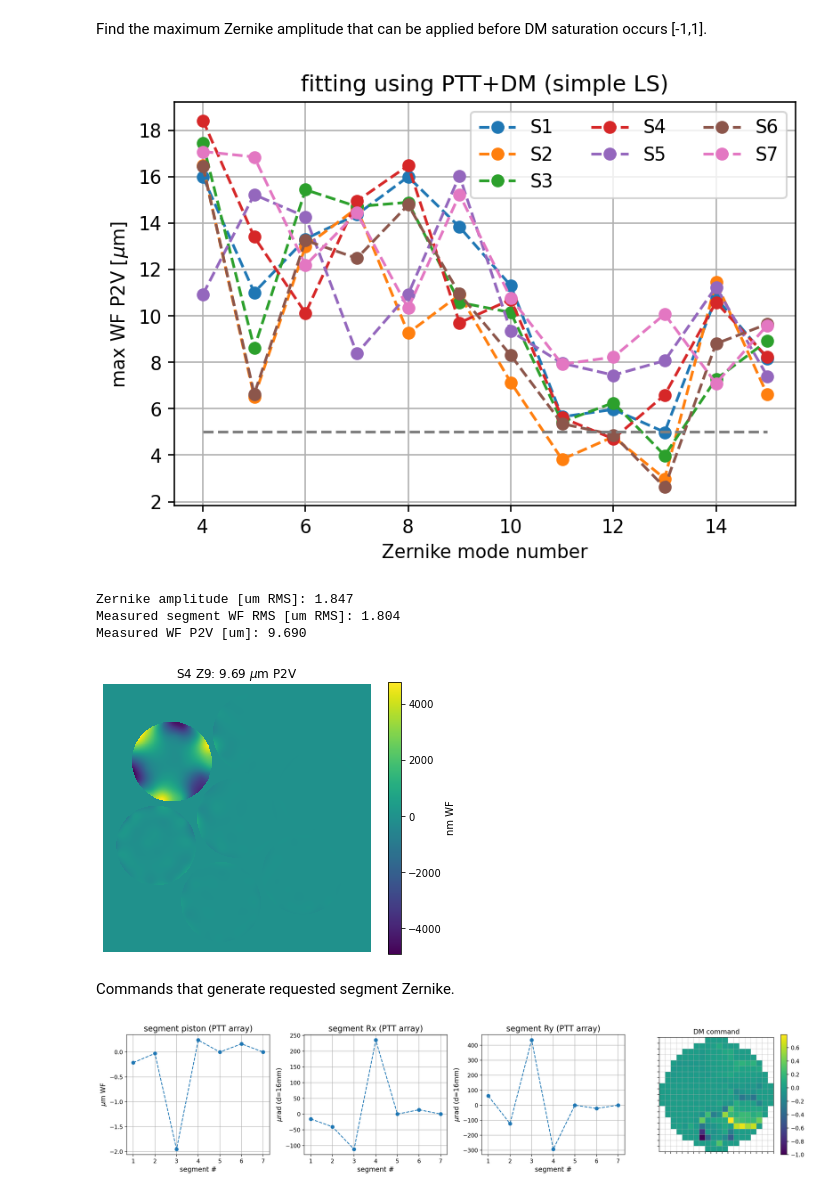
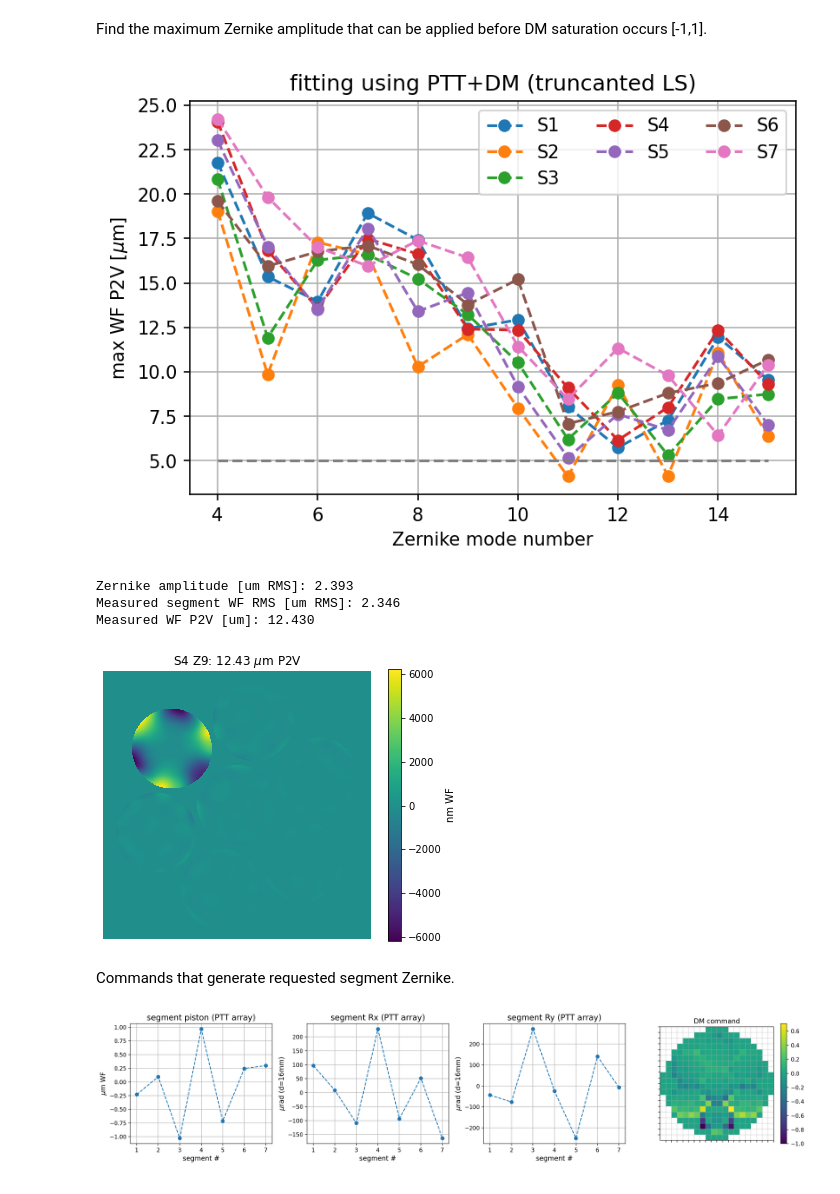
Before and after one commit to fquiros/CEO, a Jupyter notebook: python/ceo/wfpt/WFPT_segment_zernikes_v1.ipynb, the cells around one changed output. Drawn from its saved outputs; the diff is of its cells as text; code cells hidden in the pictures.

```diff
--- a/python/ceo/wfpt/WFPT_segment_zernikes_v1.ipynb
+++ b/python/ceo/wfpt/WFPT_segment_zernikes_v1.ipynb
@@ -225,8 +237,8 @@ for segid in range(7):
         p2verr2[zid,segid] = p2v(Zdiff[:,zid,segid]) / p2v(zerntool.Zmat[:,zid,segid])
         fiterr2[zid,segid] = np.std(Zdiff[:,zid,segid]) / np.sqrt(np.sum(zerntool.Zmat[:,zid,segid]**2)/zerntool.npseg[segid])
 # %%
-segid = 3
-zid = 6
+segid = 0
+zid = 2
 zamp = 1e-6
 
 #-- Theoretical Zernike
@@ -288,10 +300,10 @@ Text(0.5, 1.0, 'fitting using PTT+DM (simple LS)')
 # %% [markdown]
 ### Verify Zernike generation by applying commands
 # %%
-segid = 0
-zid = 4
-amp = 1e-6
-zern_comm = amp * zerntool.fitZern[mirror]['M2C'][:,zid,segid]
+#segid = 0
+#zid = 0
+#zamp = 1e-6
+zern_comm = zamp * zerntool.fitZern[mirror]['M2C'][:,zid,segid]
 pistvec, ttvec, dmvec = np.split(zern_comm, [7, 7+14])
 
 zerntool.wfpt.reset()
@@ -368,16 +380,16 @@ for segid in range(7):
 # %%
 fig, ax = plt.subplots()
 fig.dpi=150
 ax.plot(np.arange(nzern-3)+4, zern_maxp2v[3:]*1e6, 'o--')
 ax.plot([4,15],[5,5], '--')
 ax.legend(['S1','S2','S3','S4','S5','S6','S7'], ncol=3)
 ax.grid()
 ax.set_xticks(np.arange(4,nzern,2))
 ax.set_xlabel('Zernike mode number')
 ax.set_ylabel('max WF P2V [$\mu$m]')
-ax.set_title('fitting using PTT+DM (simple LS)');
+ax.set_title('fitting using PTT+DM (truncanted LS)');
 # %% [output]
-[figure, old version]
+[figure, new version]
 # %%
 #---- Verify maximum stroke with an actual propagation simulation
 zid = 9 -1
@@ -400,10 +412,10 @@ mode_p2v = p2v(zerntool.wfpt.opd())*1e6
 print("Measured WF P2V [um]: %0.3f"%mode_p2v)
 zerntool.wfpt.show_wavefront(title='S%d Z%d: %0.2f $\mu$m P2V'%(segid+1,zid+1,mode_p2v))
 # %% [output]
-Zernike amplitude [um RMS]: 1.847
-Measured segment WF RMS [um RMS]: 1.804
-Measured WF P2V [um]: 9.690
+Zernike amplitude [um RMS]: 2.393
+Measured segment WF RMS [um RMS]: 2.346
+Measured WF P2V [um]: 12.430
-[figure, old version]
+[figure, new version]
 # %% [markdown]
 Commands that generate requested segment Zernike.
 # %%
@@ -433,4 +445,4 @@ wfpt_visulib.show_dm292(dmvec, fig=fig, ax=ax4)
 ax4.set_title('DM command');
 fig.tight_layout()
 # %% [output]
-[figure, old version]
+[figure, new version]
```
Also changed, not shown: parts of 20 cells of this notebook, 2 other files.
